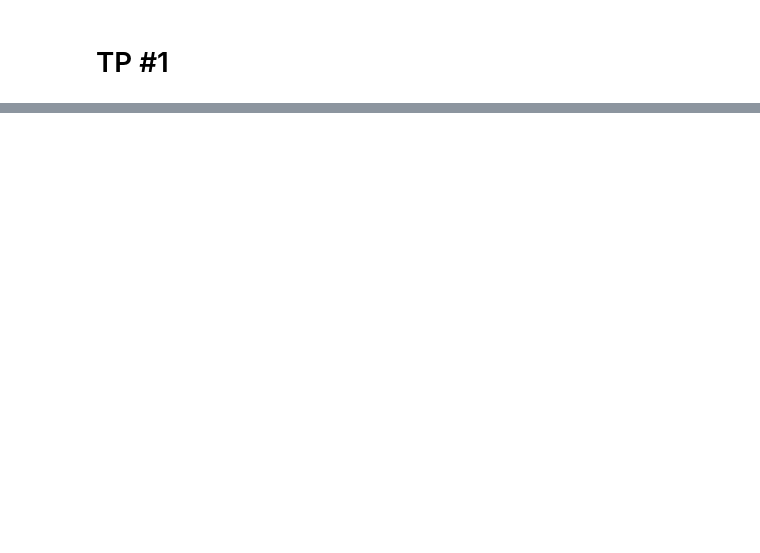
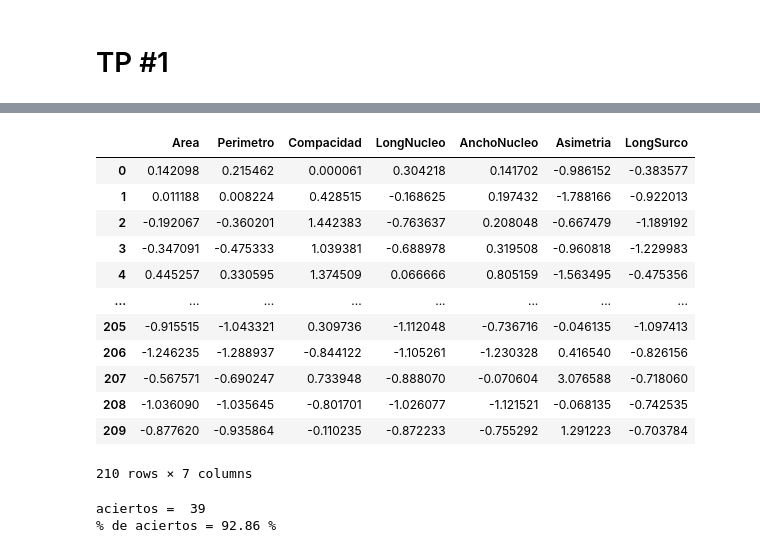
Before and after one commit to AndresMontesDeOca/Redes_Neuronales, a Jupyter notebook: Ejercicios.ipynb, the cells around one changed output, grey strips where cells are left out. Saved outputs shown, nothing was run; the diff lists cells and outputs as text; code cells hidden in the pictures; blank space fills up the shorter version.

```diff
--- a/Ejercicios.ipynb
+++ b/Ejercicios.ipynb
@@ -8,0 +7,32 @@
+# %%
+import pandas as pd
+import numpy as np
+from matplotlib import pylab as plt
+import seaborn as sns
+import tensorflow as tf
+from sklearn.preprocessing import StandardScaler, MinMaxScaler
+from sklearn.model_selection import train_test_split
+# from sklearn import model_selection, preprocessing, metrics
+
+##################################################################
+
+ColabNotebook = 'google.colab' in str(get_ipython())
+
+if ColabNotebook: # maquina virtual colab
+    # monta G-drive en entorno COLAB
+    from google.colab import drive
+    drive.mount('/content/drive/')
+
+    # carpeta donde se encuentran archivos .py auxiliares
+    FUENTES_DIR = '/content/drive/MyDrive/Colab Notebooks/Redes_Neuronales/Fuentes/'
+    DATOS_DIR = '/content/drive/MyDrive/Colab Notebooks/Redes_Neuronales/Data/'      # carpeta donde se encuentran los datasets
+else: # maquina local ipython
+    # configuración para notebook con instalación LOCAL
+    FUENTES_DIR = '../Fuentes' # carpeta donde se encuentran archivos .py auxiliares
+    DATOS_DIR   = '../Datos/'  # carpeta donde se encuentran los datasets
+
+# agrega ruta de busqueda donde tenemos archivos .py
+import sys
+sys.path.append(FUENTES_DIR)
+
+from ClassPerceptron import Perceptron  # importa clase preceptron de Laura
@@ -10,0 +45,6 @@
+# %%
+# Cargamos los Datos
+data = pd.read_csv(DATOS_DIR + 'Semillas.csv')
+print(data.info())
+display(data.head())
+print(data['Clase'].value_counts())
@@ -10,0 +79,20 @@
+# %%
+# Normalizamos
+scaler = StandardScaler()
+data_norm = scaler.fit_transform(data.drop('Clase', axis=1))
+data_norm = pd.DataFrame(data_norm, columns=data.columns[:-1])
+data_norm
+# %% [output]
+|  | Area | Perimetro | Compacidad | LongNucleo | AnchoNucleo | Asimetria | LongSurco |
+| 0 | 0.142098 | 0.215462 | 0.000061 | 0.304218 | 0.141702 | -0.986152 | -0.383577 |
+| 1 | 0.011188 | 0.008224 | 0.428515 | -0.168625 | 0.197432 | -1.788166 | -0.922013 |
+| 2 | -0.192067 | -0.360201 | 1.442383 | -0.763637 | 0.208048 | -0.667479 | -1.189192 |
+| 3 | -0.347091 | -0.475333 | 1.039381 | -0.688978 | 0.319508 | -0.960818 | -1.229983 |
+| 4 | 0.445257 | 0.330595 | 1.374509 | 0.066666 | 0.805159 | -1.563495 | -0.475356 |
+| ... | ... | ... | ... | ... | ... | ... | ... |
+| 205 | -0.915515 | -1.043321 | 0.309736 | -1.112048 | -0.736716 | -0.046135 | -1.097413 |
+| 206 | -1.246235 | -1.288937 | -0.844122 | -1.105261 | -1.230328 | 0.416540 | -0.826156 |
+| 207 | -0.567571 | -0.690247 | 0.733948 | -0.888070 | -0.070604 | 3.076588 | -0.718060 |
+| 208 | -1.036090 | -1.035645 | -0.801701 | -1.026077 | -1.121521 | -0.068135 | -0.742535 |
+| 209 | -0.877620 | -0.935864 | -0.110235 | -0.872233 | -0.755292 | 1.291223 | -0.703784 |
+210 rows × 7 columns
@@ -10,0 +104,22 @@
+# %%
+# Confirmamos si Tipo 1
+
+# Spliteamos
+Xtrain, Xtest, ytrain, ytest = train_test_split(data_norm.values, Tipo1.values, test_size=0.2)
+# .values extracts numerical data from the DataFrame, avoiding potential string type issues
+
+# Instanciamos el modelo y entrenamos
+ppn = Perceptron(alpha=0.05, n_iter=200)
+ppn.fit(Xtrain, ytrain)
+
+# Probamos el modelo
+ypredict = ppn.predict(Xtest)
+
+aciertos = sum(ypredict == ytest)
+print("aciertos = ", aciertos)
+
+nAciertos = sum(ypredict == ytest)
+print("%% de aciertos = %.2f %%" % (100*nAciertos/Xtest.shape[0]))
+# %% [output]
+aciertos =  39
+% de aciertos = 92.86 %
```
Also changed, not shown: parts of 10 cells of this notebook.
